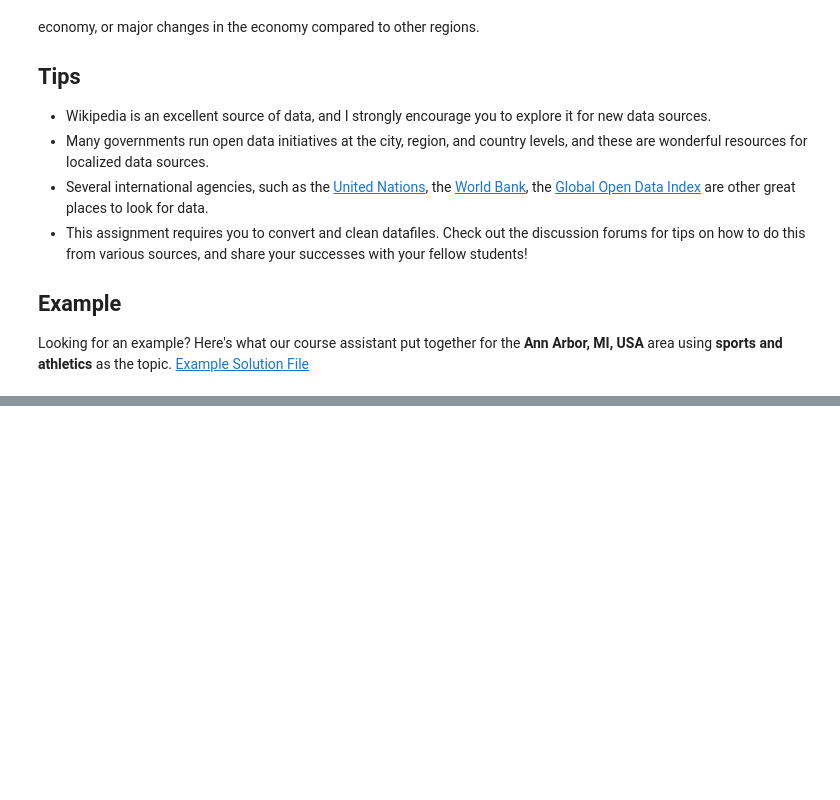
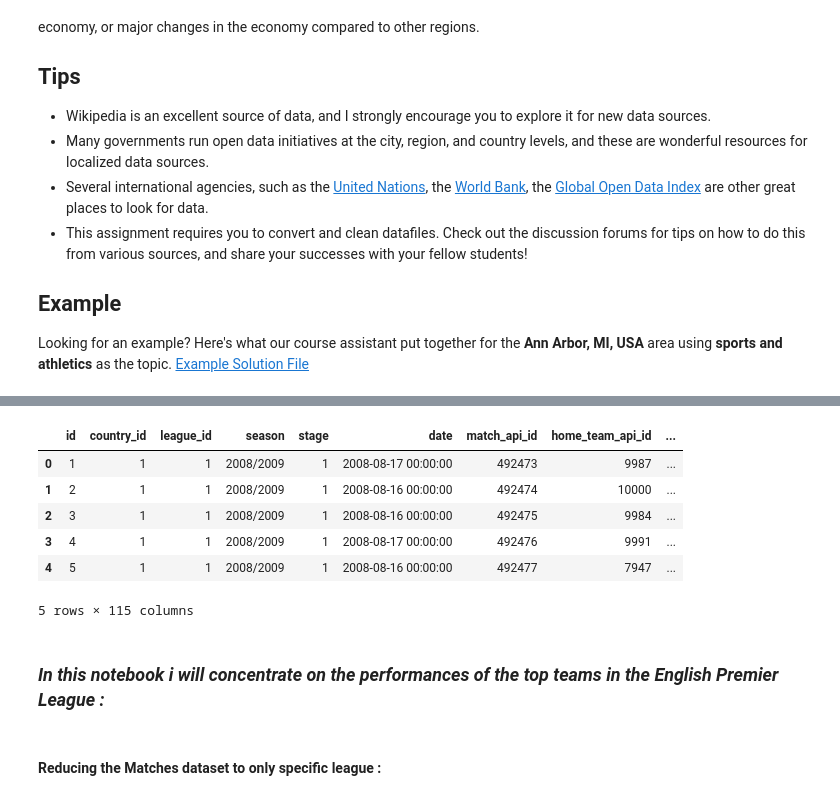
Before and after one commit to saurabhsm07/data-science-specialization, a Jupyter notebook: Course 2 - Applied plotting, charting and data representation/Notebooks/Assignment4.ipynb, the cells around one changed output, grey strips where cells are left out. Drawn from its saved outputs; the diff is of its cells as text; code cells hidden in the pictures; blank space fills up the shorter version.

```diff
--- a/Course 2 - Applied plotting, charting and data representation/Notebooks/Assignment4.ipynb
+++ b/Course 2 - Applied plotting, charting and data representation/Notebooks/Assignment4.ipynb
@@ -55,0 +49,8 @@ df
+# %%
+countries = pd.read_sql_query("select * from Country", conn)
+leagues =  pd.read_sql_query("Select * from League", conn)
+matches = pd.read_sql_query("Select * from Match", conn)
+teams = pd.read_sql_query("Select * from Team", conn)
+team_attributes = pd.read_sql_query("Select * from Team_Attributes", conn)
+# players = pd.read_sql_query("Select * from Player", conn)
+# player_attributes = pd.read_sql_query("Select * from Player_Attributes", conn)
@@ -55,0 +85,14 @@ df
+# %%
+matches.head()
+# %% [output]
+|  | id | country_id | league_id | season | stage | date | match_api_id | home_team_api_id | ... |
+| 0 | 1 | 1 | 1 | 2008/2009 | 1 | 2008-08-17 00:00:00 | 492473 | 9987 | ... |
+| 1 | 2 | 1 | 1 | 2008/2009 | 1 | 2008-08-16 00:00:00 | 492474 | 10000 | ... |
+| 2 | 3 | 1 | 1 | 2008/2009 | 1 | 2008-08-16 00:00:00 | 492475 | 9984 | ... |
+| 3 | 4 | 1 | 1 | 2008/2009 | 1 | 2008-08-17 00:00:00 | 492476 | 9991 | ... |
+| 4 | 5 | 1 | 1 | 2008/2009 | 1 | 2008-08-16 00:00:00 | 492477 | 7947 | ... |
+5 rows × 115 columns
+# %% [markdown]
+###   _In this notebook i will concentrate on the performances of the top teams in the English Premier League :_
+# %% [markdown]
+#### Reducing the Matches dataset to only specific league :
```
Also changed, not shown: parts of 22 cells of this notebook, 1 other file.
